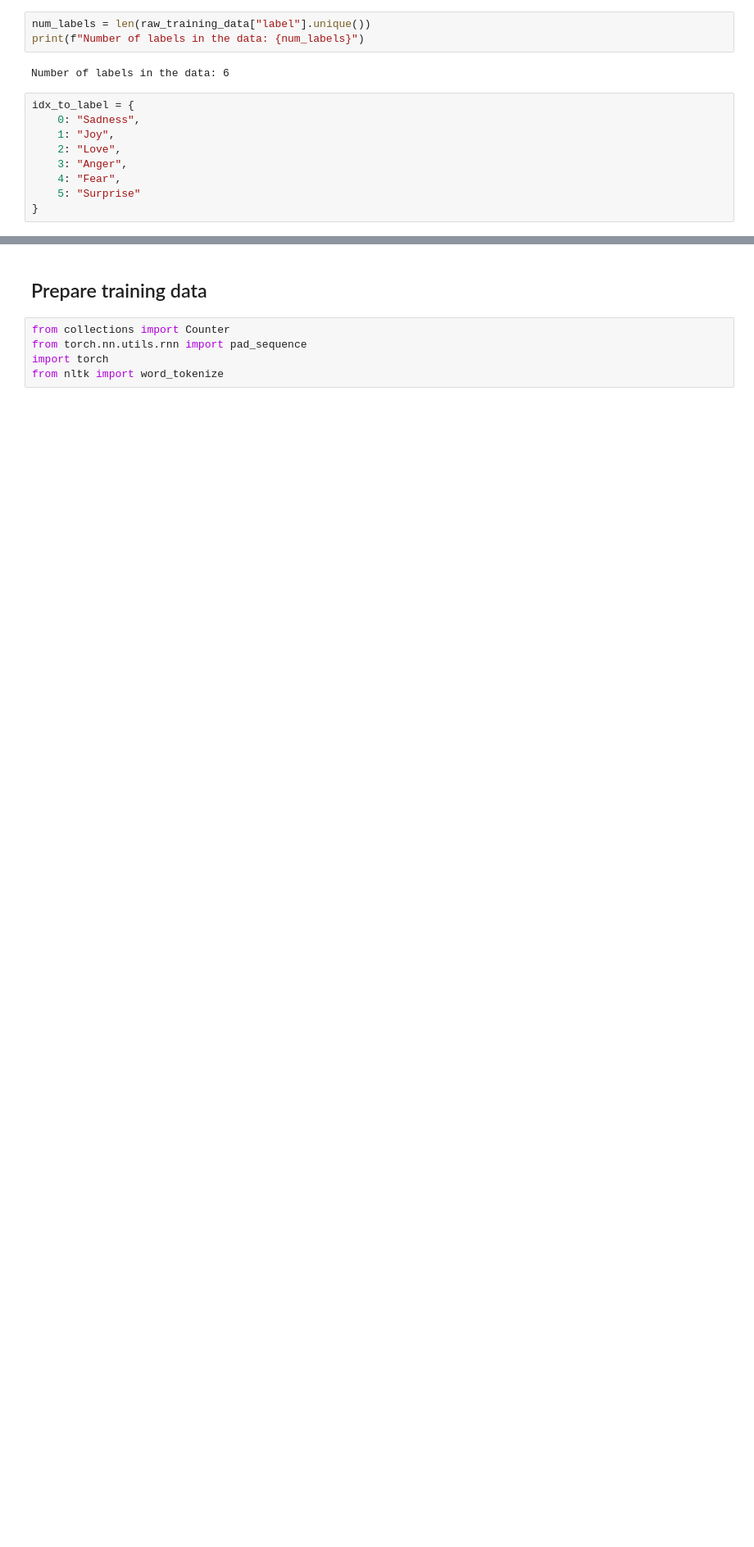
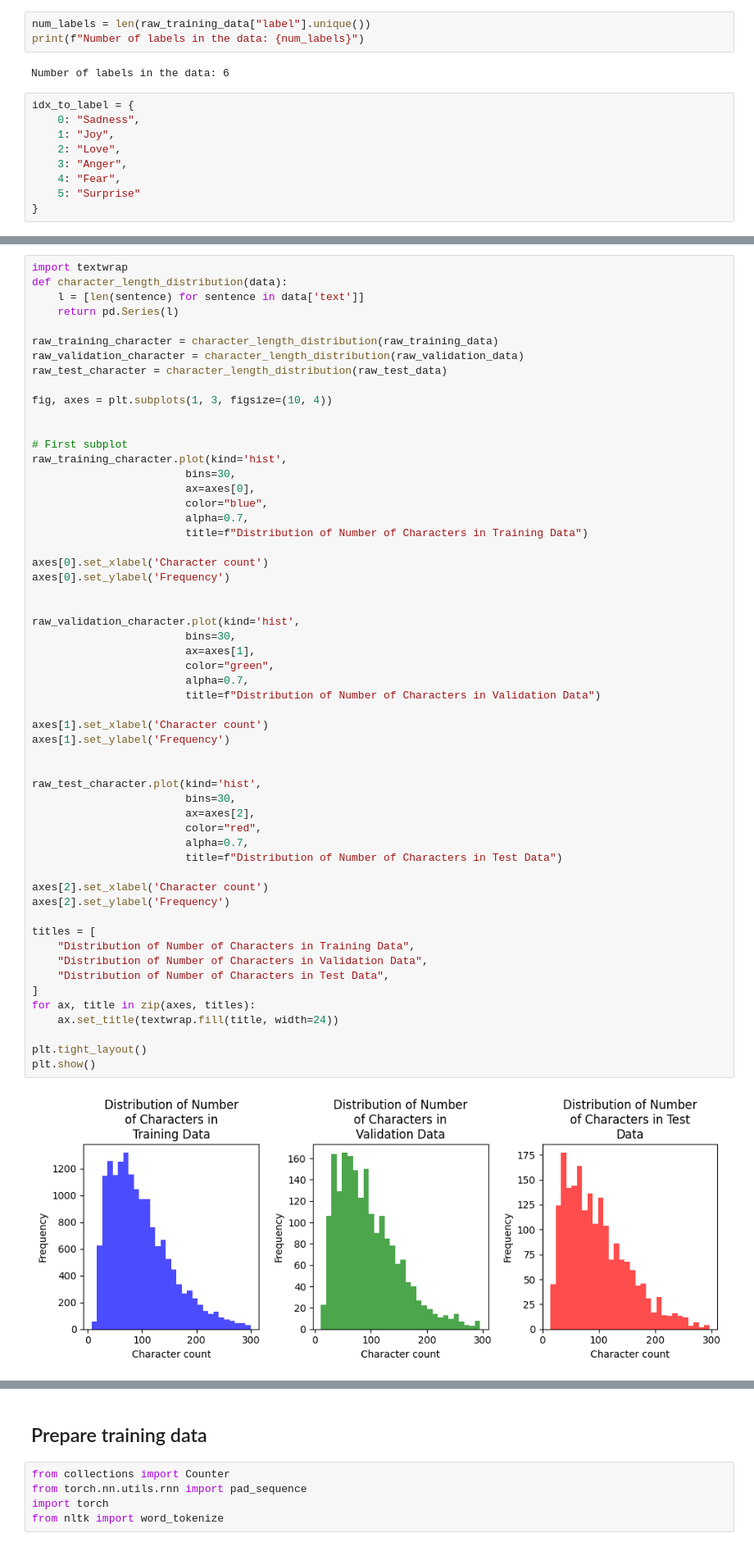
Before and after one commit to minhduongts13/DL_Web, a Jupyter notebook: Notebooks/text_models.ipynb, the cells around one changed output, grey strips where cells are left out. Shown at 82% size. Drawn from its saved outputs; the diff is of its cells as text; blank space fills up the shorter version.

```diff
--- a/Notebooks/text_models.ipynb
+++ b/Notebooks/text_models.ipynb
@@ -83,0 +126,58 @@ plt.show()
+# %%
+import textwrap
+def character_length_distribution(data):
+    l = [len(sentence) for sentence in data['text']]
+    return pd.Series(l)
+
+raw_training_character = character_length_distribution(raw_training_data)
+raw_validation_character = character_length_distribution(raw_validation_data)
+raw_test_character = character_length_distribution(raw_test_data)
+
+fig, axes = plt.subplots(1, 3, figsize=(10, 4))
+
+
+# First subplot
+raw_training_character.plot(kind='hist',
+                        bins=30,
+                        ax=axes[0],
+                        color="blue",
+                        alpha=0.7,
+                        title=f"Distribution of Number of Characters in Training Data")
+
+axes[0].set_xlabel('Character count')
+axes[0].set_ylabel('Frequency')
+
+
+raw_validation_character.plot(kind='hist',
+                        bins=30,
+                        ax=axes[1],
+                        color="green",
+                        alpha=0.7,
+                        title=f"Distribution of Number of Characters in Validation Data")
+
+axes[1].set_xlabel('Character count')
+axes[1].set_ylabel('Frequency')
+
+
+raw_test_character.plot(kind='hist',
+                        bins=30,
+                        ax=axes[2],
+                        color="red",
+                        alpha=0.7,
+                        title=f"Distribution of Number of Characters in Test Data")
+
+axes[2].set_xlabel('Character count')
+axes[2].set_ylabel('Frequency')
+
+titles = [
+    "Distribution of Number of Characters in Training Data",
+    "Distribution of Number of Characters in Validation Data",
+    "Distribution of Number of Characters in Test Data",
+]
+for ax, title in zip(axes, titles):
+    ax.set_title(textwrap.fill(title, width=24))
+
+plt.tight_layout()
+plt.show()
+# %% [output]
+[figure, added]
```
Also changed, not shown: parts of 96 cells of this notebook.
